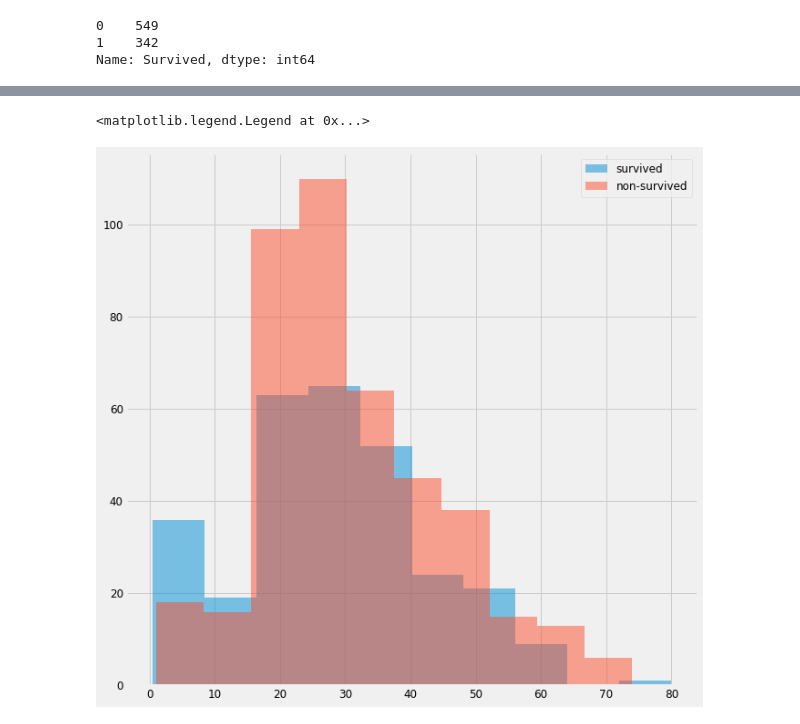
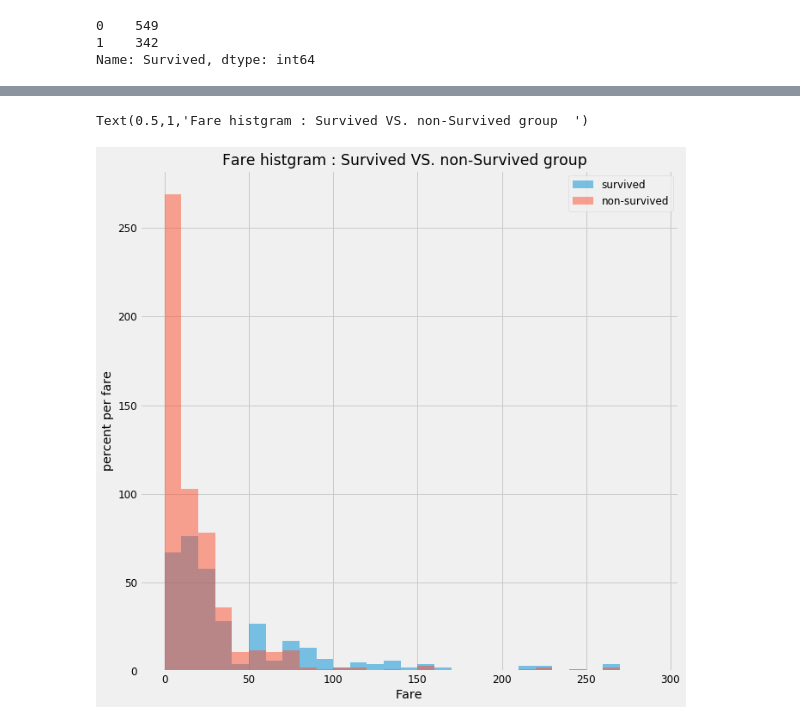
Before and after one commit to yennanliu/analysis, a Jupyter notebook: Statistics_/AB_Testing_part2.ipynb, the cells around one changed output, grey strips where cells are left out. Saved outputs shown, nothing was run; the diff lists cells and outputs as text; code cells hidden in the pictures.

```diff
--- a/Statistics_/AB_Testing_part2.ipynb
+++ b/Statistics_/AB_Testing_part2.ipynb
@@ -147,7 +131,11 @@ df[df.Survived==1.0 ]
 # %%
-df[df.Survived==1.0 ]['Age'].hist(alpha=.5)
-df[df.Survived==0.0 ]['Age'].hist(alpha=.5)
+# visualize Fare on Survived & non-Survived group
+df[df.Survived==1.0 ]['Fare'].hist(alpha=.5,bins=np.arange(0, 300, 10))
+df[df.Survived==0.0 ]['Fare'].hist(alpha=.5,bins=np.arange(0, 300, 10))
 plt.legend(["survived","non-survived" ])
+pyplt.ylabel("percent per fare")
+pyplt.xlabel("Fare")
+plt.title('Fare histgram : Survived VS. non-Survived group  ')
 # %% [output]
-<matplotlib.legend.Legend at 0x...>
+Text(0.5,1,'Fare histgram : Survived VS. non-Survived group  ')
-[figure, old version]
+[figure, new version]
```
Also changed, not shown: parts of 3 cells of this notebook.
